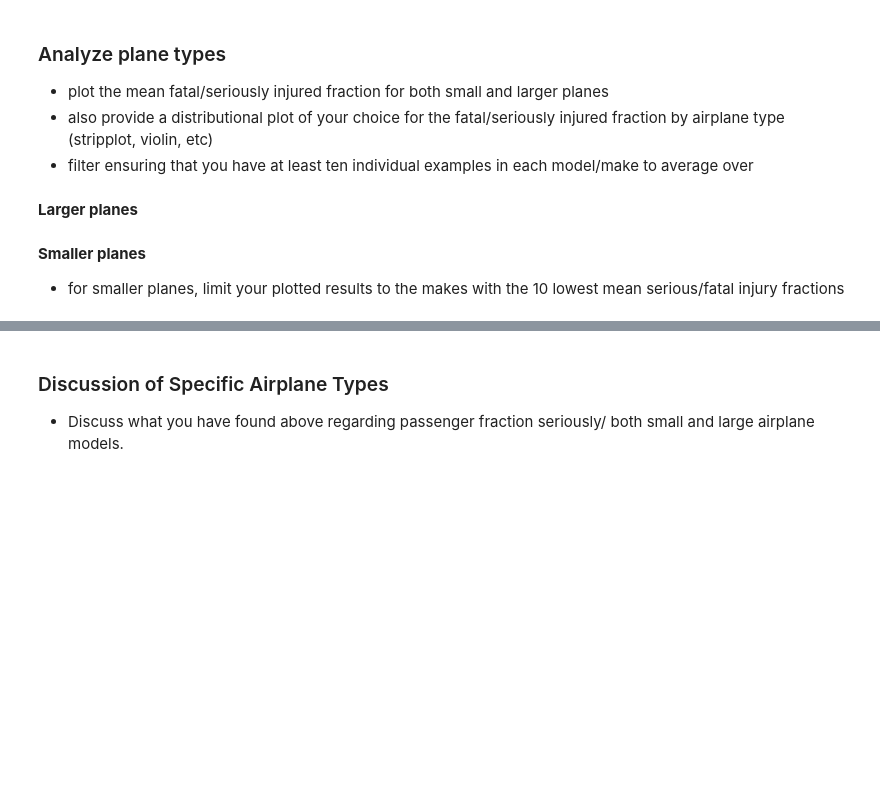
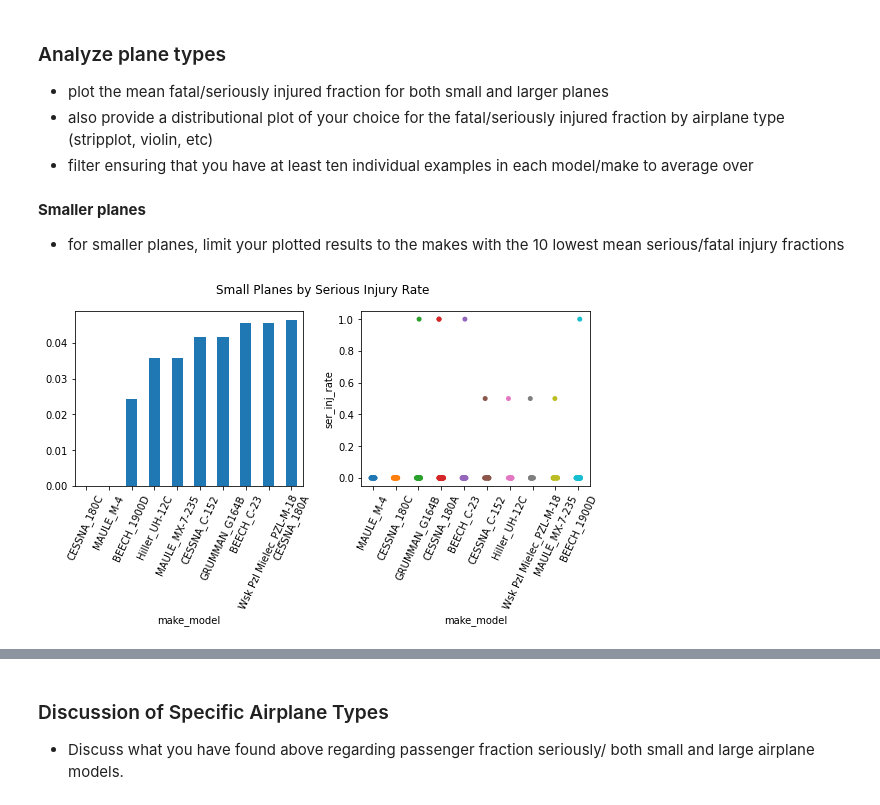
Before and after one commit to j-alba-data/dsc-course0-m8-lab, a Jupyter notebook: Aviation_Accidents_Data_Analysis.ipynb, the cells around one changed output, grey strips where cells are left out. Cells and saved outputs as stored; diff of their text form; code cells hidden in the pictures; blank space fills up the shorter version.

```diff
--- a/Aviation_Accidents_Data_Analysis.ipynb
+++ b/Aviation_Accidents_Data_Analysis.ipynb
@@ -106,8 +162,25 @@ Sort your results and keep the lowest 15.
 - plot the mean fatal/seriously injured fraction for both small and larger planes
 - also provide a distributional plot of your choice for the fatal/seriously injured fraction by airplane type (stripplot, violin, etc)
 - filter ensuring that you have at least ten individual examples in each model/make to average over
-# %% [markdown]
-**Larger planes**
 # %% [markdown]
 **Smaller planes**
 - for smaller planes, limit your plotted results to the makes with the 10 lowest mean serious/fatal injury fractions
+# %%
+small_plane_counts = sm_planes['make_model'].value_counts() # get value counts to see distribution
+
+
+small_plane_names = small_plane_counts[small_plane_counts > 10].index # filter to only include higher than 10 counts
+fltr_small_plane_names = sm_planes[sm_planes['make_model'].isin(small_plane_names)] # make var to store filtered df
+
+lowest10smallplanenames = fltr_small_plane_names.groupby('make_model').mean()['ser_inj_rate'].sort_values().nsmallest(10).index
+lowest10smallplanes_df = sm_planes[sm_planes['make_model'].isin(lowest10smallplanenames)]
+
+fig, ax = plt.subplots(1, 2, figsize=(8,5))
+fig.suptitle('Small Planes by Serious Injury Rate')
+lowest10smallplanes_df.groupby('make_model').mean()['ser_inj_rate'].sort_values().plot.bar(ax=ax[0])
+sns.stripplot(x = 'make_model', y = 'ser_inj_rate', data = lowest10smallplanes_df, ax = ax[1])
+ax[0].tick_params(axis='x', rotation=65)
+ax[1].tick_params(axis='x', rotation=65)
+plt.tight_layout()
+# %% [output]
+[figure, added]
```
Also changed, not shown: parts of 11 cells of this notebook, 2 other files.
